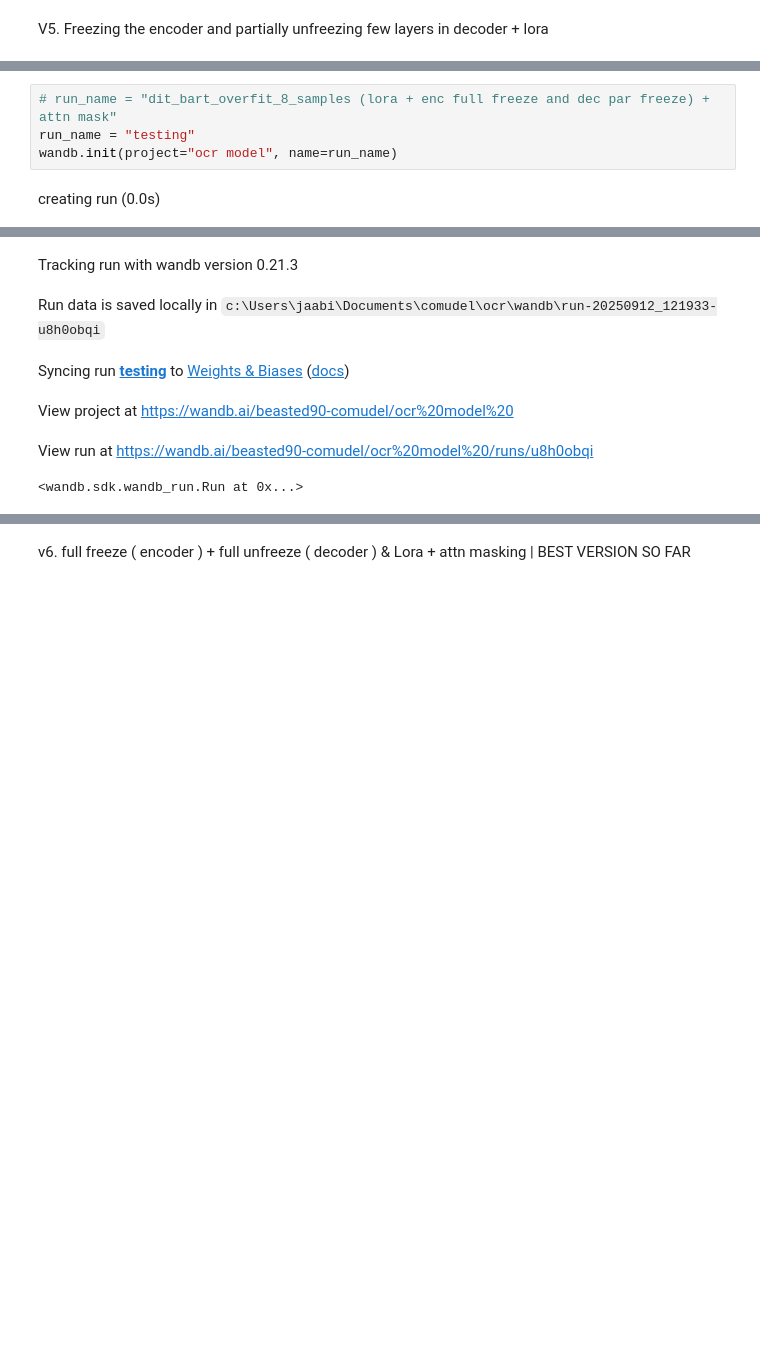
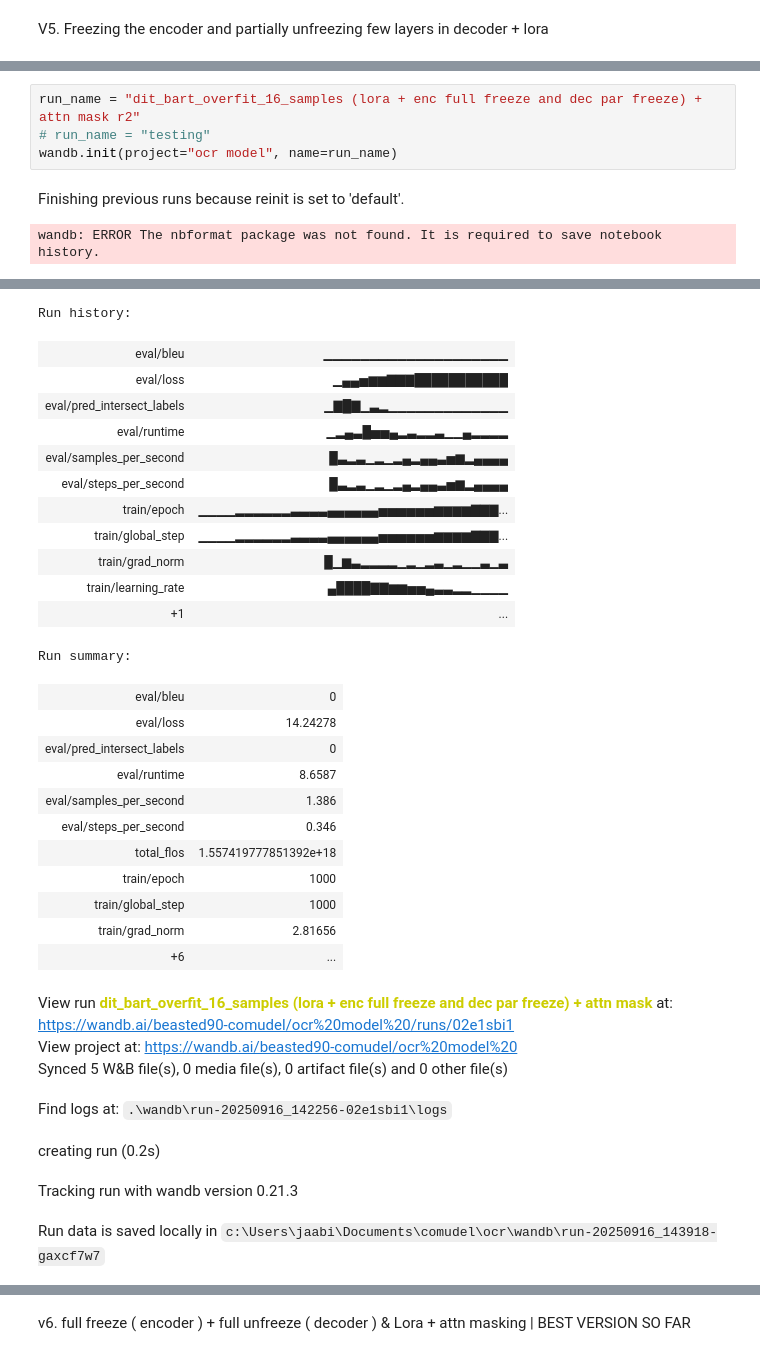
Before and after one commit to jaaabir/ocr, a Jupyter notebook: dit_bart_fine_tune.ipynb, the cells around one changed output, grey strips where cells are left out. Cells and saved outputs as stored; diff of their text form; blank space fills up the shorter version.

```diff
--- a/dit_bart_fine_tune.ipynb
+++ b/dit_bart_fine_tune.ipynb
@@ -796,6 +855,7 @@ V5. Freezing the encoder and partially unfreezing few layers in decoder + lora
 # %%
-# run_name = "dit_bart_overfit_8_samples (lora + enc full freeze and dec par freeze) + attn mask"
-run_name = "testing"
+run_name = "dit_bart_overfit_16_samples (lora + enc full freeze and dec par freeze) + attn mask r2"
+# run_name = "testing"
 wandb.init(project="ocr model", name=run_name)
 # %% [output]
-creating run (0.0s)
+Finishing previous runs because reinit is set to 'default'.
+wandb: ERROR The nbformat package was not found. It is required to save notebook history.
@@ -802,6 +863,31 @@ creating run (0.0s)
+Run history:
+| eval/bleu | ▁▁▁▁▁▁▁▁▁▁▁▁▁▁▁▁▁▁▁▁ |
+| eval/loss | ▁▄▄▅▆▆▇▇▇███████████ |
+| eval/pred_intersect_labels | ▁▇█▇▁▃▂▁▁▁▁▁▁▁▁▁▁▁▁▁ |
+| eval/runtime | ▁▂▄▃█▅▅▄▂▃▂▂▃▁▁▄▂▂▂▂ |
+| eval/samples_per_second | █▃▂▃▁▂▁▂▄▂▄▄▃▅▆▂▄▄▄▄ |
+| eval/steps_per_second | █▃▂▃▁▂▁▂▄▂▄▄▃▅▆▂▄▄▄▄ |
+| train/epoch | ▁▁▁▁▂▂▂▂▂▂▃▃▃▃▄▄▄▄▄▄▅▅▅▅▅▅▆▆▆▆▇▇▇... |
+| train/global_step | ▁▁▁▁▂▂▂▂▂▂▃▃▃▃▄▄▄▄▄▄▅▅▅▅▅▅▆▆▆▆▇▇▇... |
+| train/grad_norm | █▁▆▃▂▂▂▂▁▂▁▂▃▁▂▁▁▃▁▃ |
+| train/learning_rate | ▄████▇▇▆▆▅▅▄▃▃▂▂▁▁▁▁ |
+| +1 | ... |
+Run summary:
+| eval/bleu | 0 |
+| eval/loss | 14.24278 |
+| eval/pred_intersect_labels | 0 |
+| eval/runtime | 8.6587 |
+| eval/samples_per_second | 1.386 |
+| eval/steps_per_second | 0.346 |
+| total_flos | 1.557419777851392e+18 |
+| train/epoch | 1000 |
+| train/global_step | 1000 |
+| train/grad_norm | 2.81656 |
+| +6 | ... |
-Tracking run with wandb version 0.21.3
+View run dit_bart_overfit_16_samples (lora + enc full freeze and dec par freeze) + attn mask at: https://wandb.ai/beasted90-comudel/ocr%20model%20/runs/02e1sbi1
+View project at: https://wandb.ai/beasted90-comudel/ocr%20model%20
+Synced 5 W&B file(s), 0 media file(s), 0 artifact file(s) and 0 other file(s)
-Run data is saved locally in c:\Users\jaabi\Documents\comudel\ocr\wandb\run-20250912_121933-u8h0obqi
+Find logs at: .\wandb\run-20250916_142256-02e1sbi1\logs
-Syncing run testing to Weights & Biases (docs)
+creating run (0.2s)
-View project at https://wandb.ai/beasted90-comudel/ocr%20model%20
+Tracking run with wandb version 0.21.3
-View run at https://wandb.ai/beasted90-comudel/ocr%20model%20/runs/u8h0obqi
+Run data is saved locally in c:\Users\jaabi\Documents\comudel\ocr\wandb\run-20250916_143918-gaxcf7w7
-<wandb.sdk.wandb_run.Run at 0x...>
```
Also changed, not shown: parts of 32 cells of this notebook, 2 other files.
